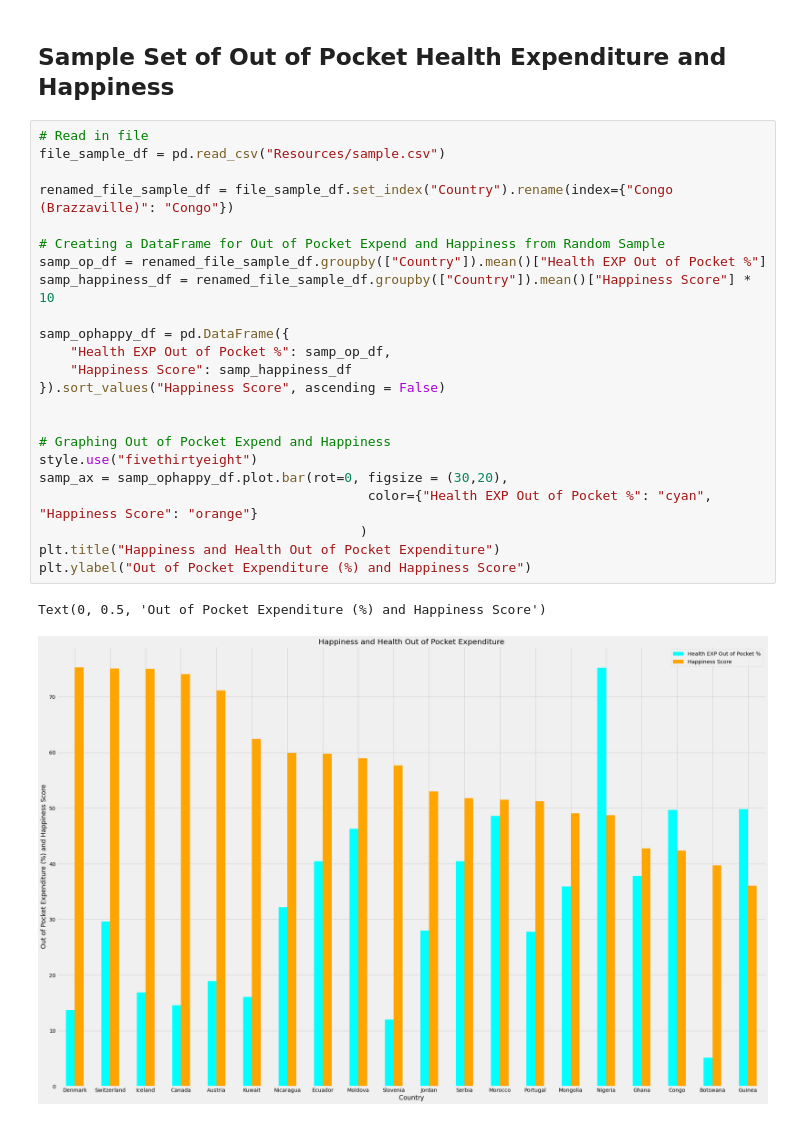
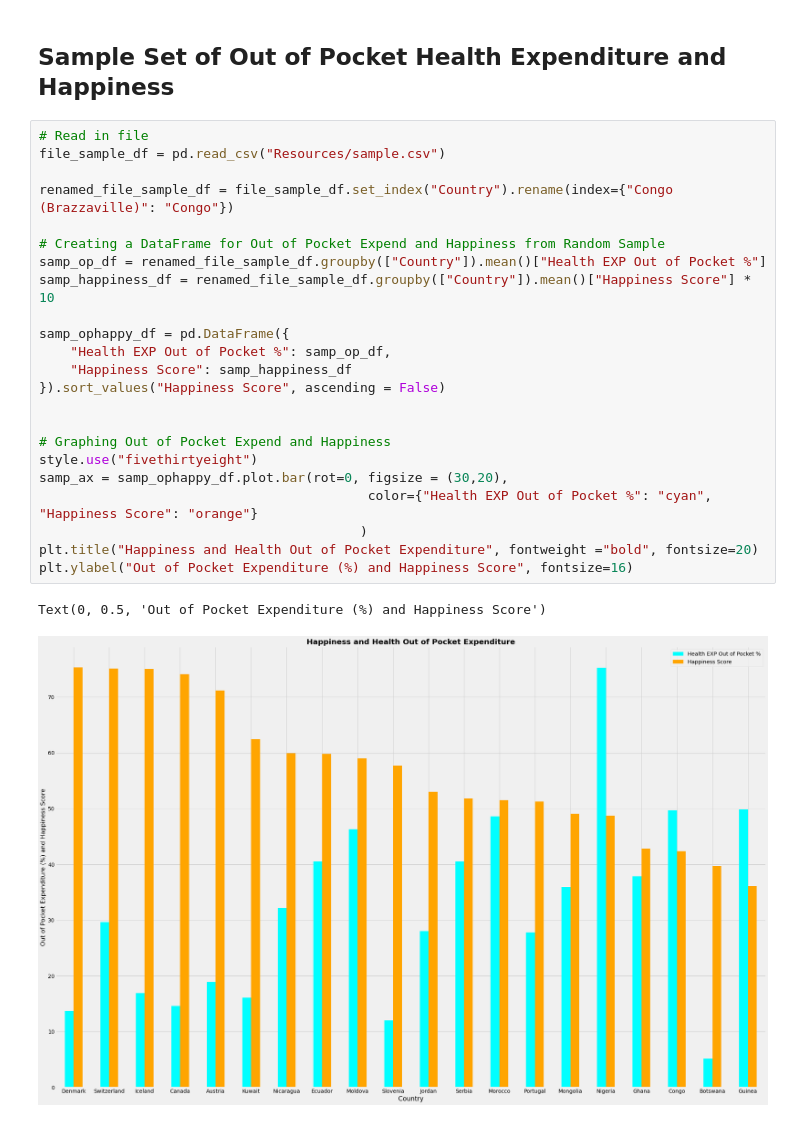
Before and after one commit to conwaykylej/Are_you_Sick_of_It, a Jupyter notebook: Out of Pocket Exp..ipynb, the cells around one changed output. Drawn from its saved outputs; the diff is of its cells as text.

```diff
--- a/Out of Pocket Exp..ipynb
+++ b/Out of Pocket Exp..ipynb
@@ -212,29 +212,29 @@ Text(0, 0.5, 'Government and Personal Health Expenditure (%) and Happiness Score
 # %%
 # Read in file
 file_sample_df = pd.read_csv("Resources/sample.csv")
 
 renamed_file_sample_df = file_sample_df.set_index("Country").rename(index={"Congo (Brazzaville)": "Congo"})
 
 # Creating a DataFrame for Out of Pocket Expend and Happiness from Random Sample
 samp_op_df = renamed_file_sample_df.groupby(["Country"]).mean()["Health EXP Out of Pocket %"]
 samp_happiness_df = renamed_file_sample_df.groupby(["Country"]).mean()["Happiness Score"] * 10
 
 samp_ophappy_df = pd.DataFrame({
     "Health EXP Out of Pocket %": samp_op_df,
     "Happiness Score": samp_happiness_df
 }).sort_values("Happiness Score", ascending = False)
 
 
 # Graphing Out of Pocket Expend and Happiness
 style.use("fivethirtyeight")
 samp_ax = samp_ophappy_df.plot.bar(rot=0, figsize = (30,20),
                                           color={"Health EXP Out of Pocket %": "cyan", "Happiness Score": "orange"}
                                          )
-plt.title("Happiness and Health Out of Pocket Expenditure")
-plt.ylabel("Out of Pocket Expenditure (%) and Happiness Score")
+plt.title("Happiness and Health Out of Pocket Expenditure", fontweight ="bold", fontsize=20)
+plt.ylabel("Out of Pocket Expenditure (%) and Happiness Score", fontsize=16)
 # %% [output]
 Text(0, 0.5, 'Out of Pocket Expenditure (%) and Happiness Score')
-[figure, old version]
+[figure, new version]
 # %%
 # Create DataFrame for Sample public and out of pocket
 samp_ge_df = renamed_file_sample_df.groupby(["Country"]).mean()["Health Expenditure Public %"]
```
Also changed, not shown: parts of 4 cells of this notebook.
